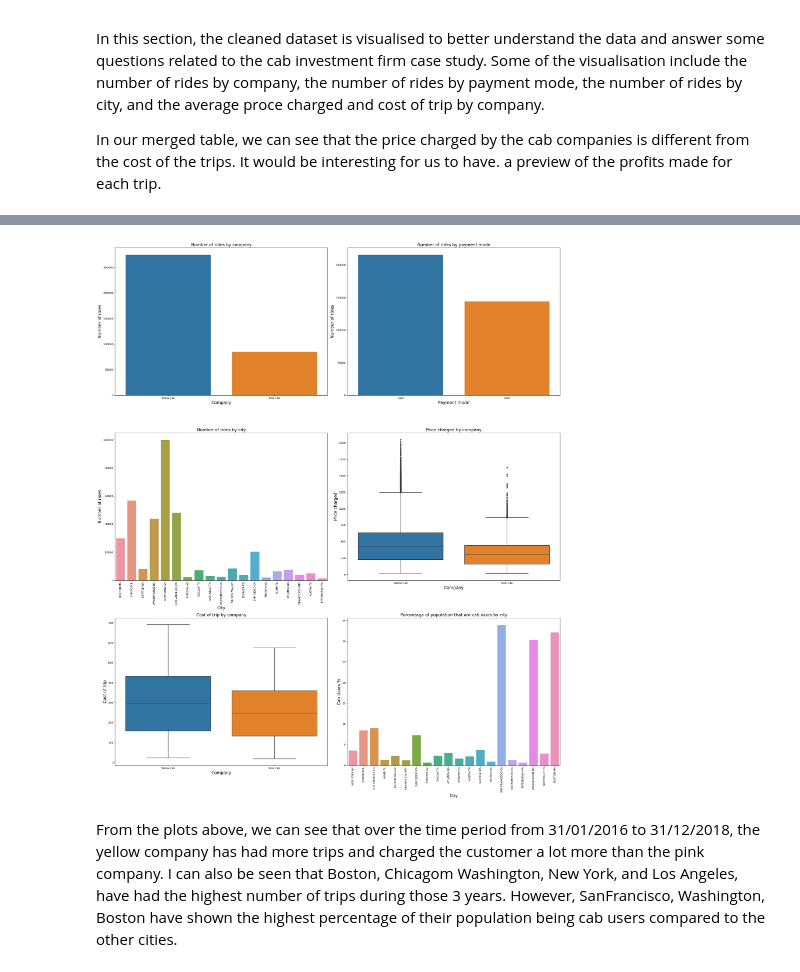
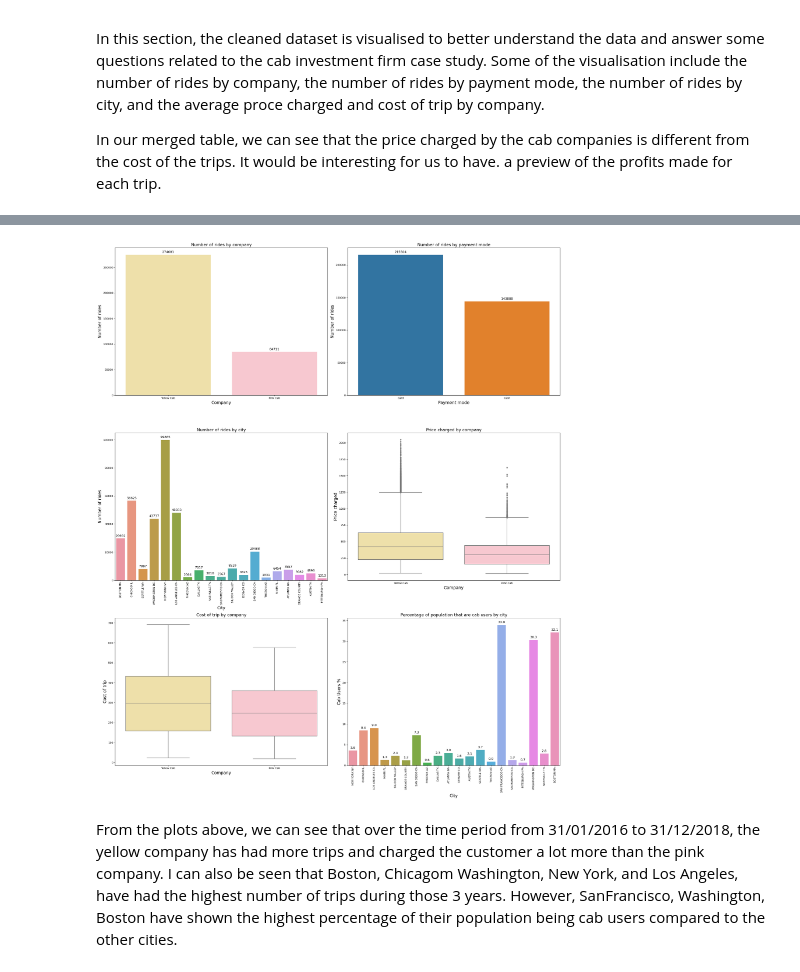
Before and after one commit to ZohraB612/Data_Glacier, a Jupyter notebook: Week2/Week 2 - Cab Investment Firm Case.ipynb, the cells around one changed output, grey strips where cells are left out. Saved outputs shown, nothing was run; the diff lists cells and outputs as text; code cells hidden in the pictures.

```diff
--- a/Week2/Week 2 - Cab Investment Firm Case.ipynb
+++ b/Week2/Week 2 - Cab Investment Firm Case.ipynb
@@ -149,3 +163,6 @@ merged_df = pd.merge(merged_df, customer_df, on = 'Customer ID')
 print("\nMerged data set shape: ", merged_df.shape)
 # %% [output]
 Merged data set shape:  (359392, 15)
+# %%
+# We create a new column Year where we extract the year from the updated date of travel
+merged_df['Year'] = merged_df['Updated date of travel'].dt.year
@@ -151,0 +194,16 @@ Merged data set shape:  (359392, 15)
+# %%
+# Fetch US holidays for the years 2016 to 2018
+us_holidays = holidays.UnitedStates(years=[2016, 2017, 2018])
+us_holidays_dates = us_holidays.keys()
+
+# Create a new column 'Is Holiday' with default value as False
+merged_df['Is Holiday'] = False
+
+# Iterate over the rows in the DataFrame
+for index, row in merged_df.iterrows():
+    # Convert 'Date of Travel' to date format
+    travel_date = pd.to_datetime(row['Updated date of travel']).date()
+    # Check if the date is a holiday
+
+    if travel_date in us_holidays_dates:
+        merged_df.at[index, 'Is Holiday'] = True
@@ -218,47 +448,61 @@ city_df['Users'] = city_df['Users'].str.replace(',', '').astype(int)
 
 city_df['Cab Users %'] = city_df['Users'] / city_df['Population'] * 100
 # %%
-# Visualise the data
+# Visualize the data
 fig, axs = plt.subplots(nrows=3, ncols=2, figsize=(25, 30))
 
-sns.countplot(x='Company', data = merged_df, ax=axs[0,0])
-axs[0,0].set_title('Number of rides by company', fontsize = 16)
-axs[0,0].set_xlabel('Company', fontsize = 16)
-axs[0,0].set_ylabel('Number of rides', fontsize = 16)
+sns.countplot(x='Company', data=merged_df, ax=axs[0, 0], palette=['#F9E79F', 'pink'])
+axs[0, 0].set_title('Number of rides by company', fontsize=16)
+axs[0, 0].set_xlabel('Company', fontsize=16)
+axs[0, 0].set_ylabel('Number of rides', fontsize=16)
 
-#Cab users are more likely to pay with card than with cash.
-sns.countplot(x='Payment_Mode', data = merged_df, ax=axs[0,1])
-axs[0,1].set_title('Number of rides by payment mode', fontsize = 16)
-axs[0,1].set_xlabel('Payment mode', fontsize = 16)
-axs[0,1].set_ylabel('Number of rides', fontsize = 16)
+# Add values to the countplot
+for p in axs[0, 0].patches:
+    axs[0, 0].annotate(format(p.get_height(), '.0f'), (p.get_x() + p.get_width() / 2., p.get_height()), ha = 'center', va = 'center', xytext = (0, 10), textcoords = 'offset points', fontsize=12)
 
-sns.countplot(x='City', data = merged_df, ax=axs[1,0])
-axs[1,0].set_title('Number of rides by city', fontsize = 16)
-axs[1,0].set_xlabel('City', fontsize = 16)
-axs[1,0].set_ylabel('Number of rides', fontsize = 16)
-axs[1,0].tick_params(axis='x', rotation=90)
+sns.countplot(x='Payment_Mode', data=merged_df, ax=axs[0, 1])
+axs[0, 1].set_title('Number of rides by payment mode', fontsize=16)
+axs[0, 1].set_xlabel('Payment mode', fontsize=16)
+axs[0, 1].set_ylabel('Number of rides', fontsize=16)
 
-sns.boxplot(x='Company', y='Price Charged', data = merged_df, ax=axs[1,1])
-axs[1,1].set_title('Price charged by company', fontsize = 16)
-axs[1,1].set_xlabel('Company', fontsize = 16)
-axs[1,1].set_ylabel('Price charged', fontsize = 16)
+# Add values to the countplot
+for p in axs[0, 1].patches:
+    axs[0, 1].annotate(format(p.get_height(), '.0f'), (p.get_x() + p.get_width() / 2., p.get_height()), ha = 'center', va = 'center', xytext = (0, 10), textcoords = 'offset points', fontsize=12)
 
-sns.boxplot(x='Company', y='Cost of Trip', data = merged_df, ax=axs[2,0])
-axs[2,0].set_title('Cost of trip by company', fontsize = 16)
-axs[2,0].set_xlabel('Company', fontsize = 16)
-axs[2,0].set_ylabel('Cost of trip', fontsize = 16)
+sns.countplot(x='City', data=merged_df, ax=axs[1, 0])
+axs[1, 0].set_title('Number of rides by city', fontsize=16)
+axs[1, 0].set_xlabel('City', fontsize=16)
+axs[1, 0].set_ylabel('Number of rides', fontsize=16)
+axs[1, 0].tick_params(axis='x', rotation=90)
 
-sns.barplot(x= 'City', y='Cab Users %', data=city_df, ax=axs[2,1])
-axs[2,1].set_title('Percentage of population that are cab users by city', fontsize = 16)
-axs[2,1].set_xlabel('City', fontsize = 16)
-axs[2,1].set_ylabel('Cab Users %', fontsize = 16)
-axs[2,1].tick_params(axis='x', rotation=90)
+# Add values to the countplot
+for p in axs[1, 0].patches:
+    axs[1, 0].annotate(format(p.get_height(), '.0f'), (p.get_x() + p.get_width() / 2., p.get_height()), ha = 'center', va = 'center', xytext = (0, 10), textcoords = 'offset points', fontsize=12)
 
+sns.boxplot(x='Company', y='Price Charged', data=merged_df, ax=axs[1, 1], palette=['#F9E79F', 'pink'])
+axs[1, 1].set_title('Price charged by company', fontsize=16)
+axs[1, 1].set_xlabel('Company', fontsize=16)
+axs[1, 1].set_ylabel('Price charged', fontsize=16)
+
+sns.boxplot(x='Company', y='Cost of Trip', data=merged_df, ax=axs[2, 0], palette=['#F9E79F', 'pink'])
+axs[2, 0].set_title('Cost of trip by company', fontsize=16)
+axs[2, 0].set_xlabel('Company', fontsize=16)
+axs[2, 0].set_ylabel('Cost of trip', fontsize=16)
+
+sns.barplot(x='City', y='Cab Users %', data=city_df, ax=axs[2, 1])
+axs[2, 1].set_title('Percentage of population that are cab users by city', fontsize=16)
+axs[2, 1].set_xlabel('City', fontsize=16)
+axs[2, 1].set_ylabel('Cab Users %', fontsize=16)
+axs[2, 1].tick_params(axis='x', rotation=90)
+
+# Add values to the barplot
+for p in axs[2, 1].patches:
+    axs[2, 1].annotate(format(p.get_height(), '.1f'), (p.get_x() + p.get_width() / 2., p.get_height()), ha = 'center', va = 'center', xytext = (0, 10), textcoords = 'offset points', fontsize=12)
 
 plt.tight_layout()
 plt.show()
 # %% [output]
-[figure, old version]
+[figure, new version]
 # %% [markdown]
 From the plots above, we can see that over the time period from 31/01/2016 to 31/12/2018, the yellow company has had more trips and charged the customer a lot more than the pink company. I can also be seen that Boston, Chicagom Washington, New York, and Los Angeles, have had the highest number of trips during those 3 years. However, SanFrancisco, Washington, Boston have shown the highest percentage of their population being cab users compared to the other cities.
 # %%
```
Also changed, not shown: parts of 40 cells of this notebook, 3 other files.
